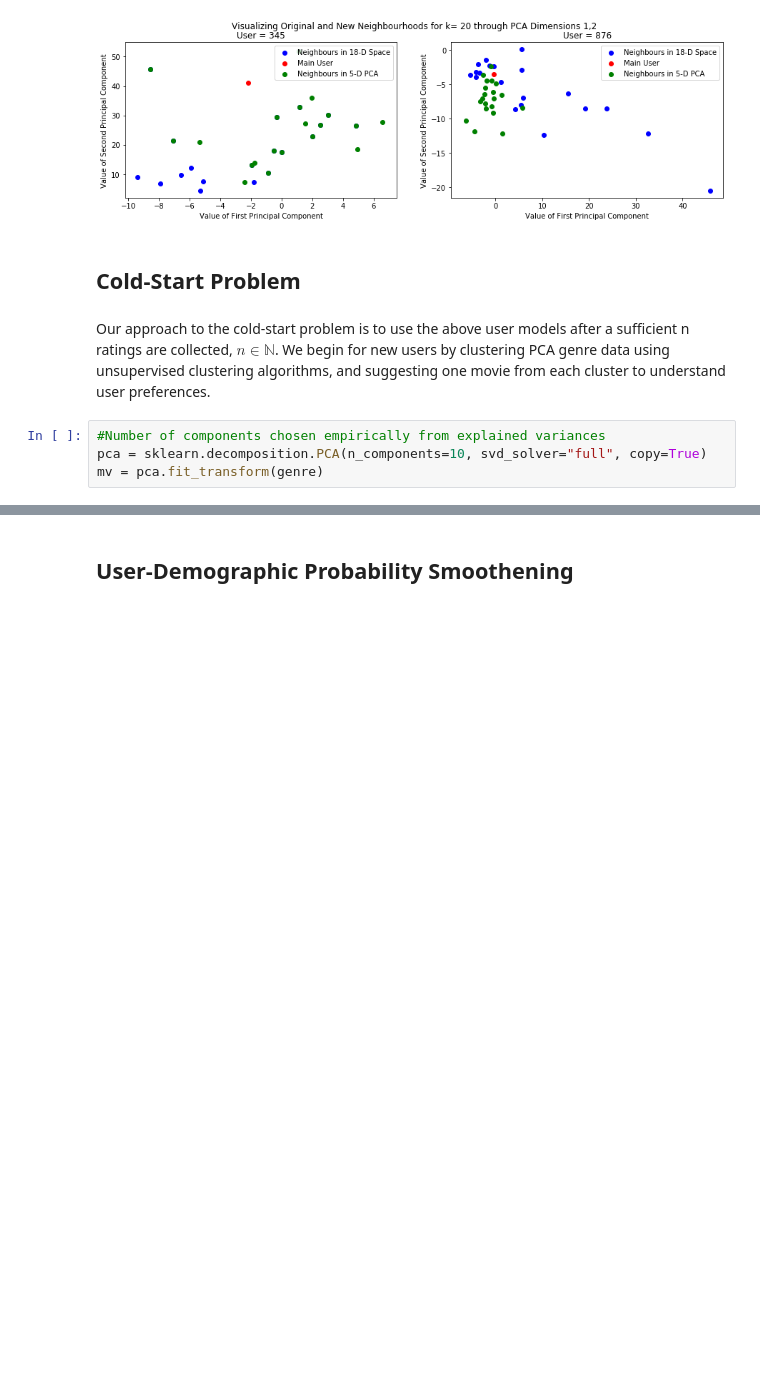
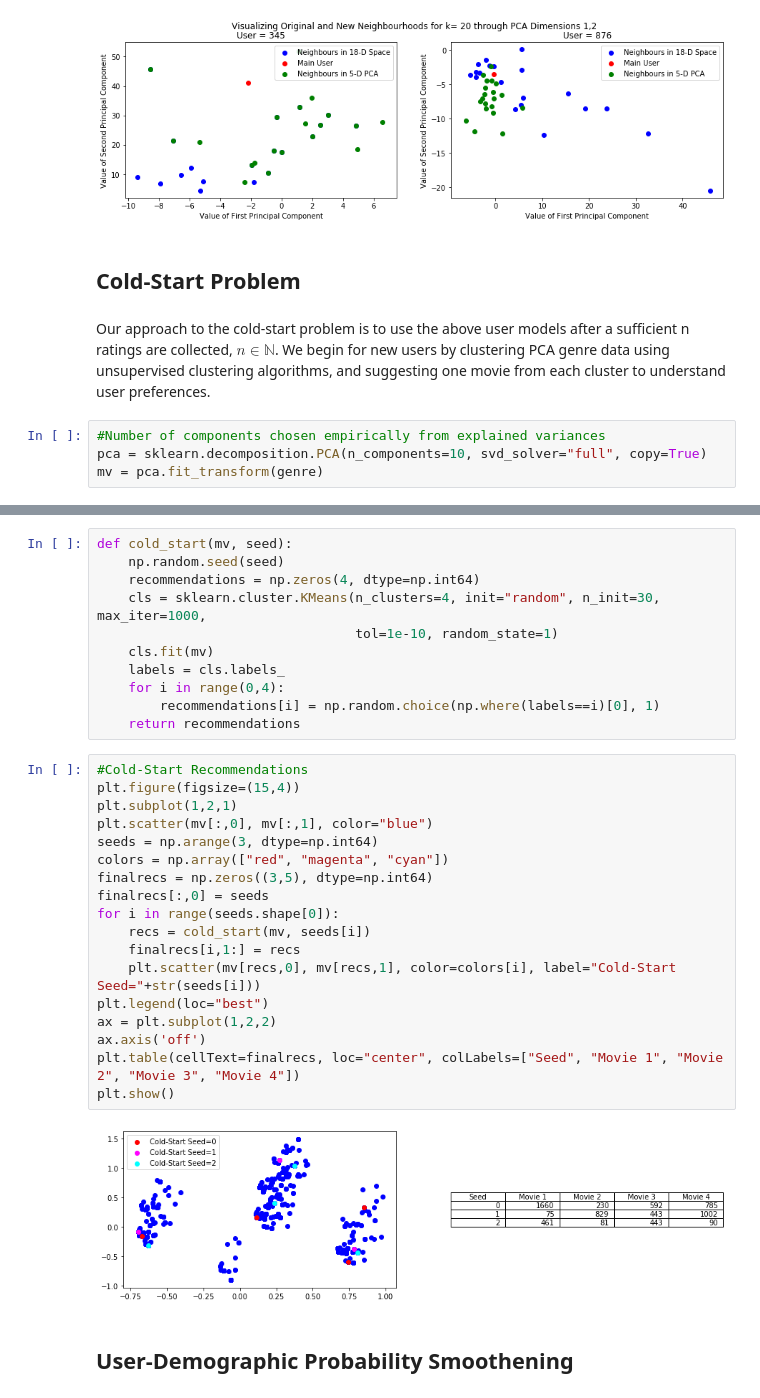
Before and after one commit to navyamehta/recommendation-engines, a Jupyter notebook: Content Clustering.ipynb, the cells around one changed output, grey strips where cells are left out. Saved outputs shown, nothing was run; the diff lists cells and outputs as text; blank space fills up the shorter version.

```diff
--- a/Content Clustering.ipynb
+++ b/Content Clustering.ipynb
@@ -196,2 +196,33 @@ plt.show()
+# %%
+def cold_start(mv, seed):
+    np.random.seed(seed)
+    recommendations = np.zeros(4, dtype=np.int64)
+    cls = sklearn.cluster.KMeans(n_clusters=4, init="random", n_init=30, max_iter=1000,
+                                 tol=1e-10, random_state=1)
+    cls.fit(mv)
+    labels = cls.labels_
+    for i in range(0,4):
+        recommendations[i] = np.random.choice(np.where(labels==i)[0], 1)
+    return recommendations
+# %%
+#Cold-Start Recommendations
+plt.figure(figsize=(15,4))
+plt.subplot(1,2,1)
+plt.scatter(mv[:,0], mv[:,1], color="blue")
+seeds = np.arange(3, dtype=np.int64)
+colors = np.array(["red", "magenta", "cyan"])
+finalrecs = np.zeros((3,5), dtype=np.int64)
+finalrecs[:,0] = seeds
+for i in range(seeds.shape[0]):
+    recs = cold_start(mv, seeds[i])
+    finalrecs[i,1:] = recs
+    plt.scatter(mv[recs,0], mv[recs,1], color=colors[i], label="Cold-Start Seed="+str(seeds[i]))
+plt.legend(loc="best")
+ax = plt.subplot(1,2,2)
+ax.axis('off')
+plt.table(cellText=finalrecs, loc="center", colLabels=["Seed", "Movie 1", "Movie 2", "Movie 3", "Movie 4"])
+plt.show()
+# %% [output]
+[figure, added]
 # %% [markdown]
 <h2>User-Demographic Probability Smoothening </h2>
```
Also changed, not shown: parts of 1 cell of this notebook.
